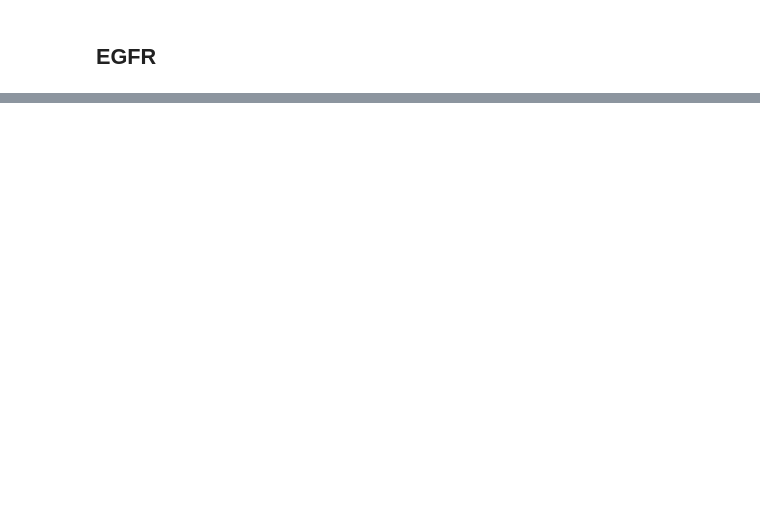
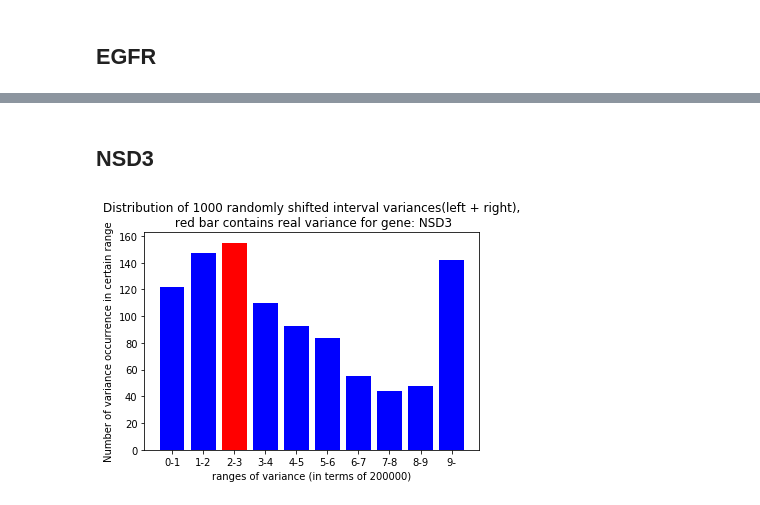
Before and after one commit to ShangqingGu/Analyze-ecDNA, a Jupyter notebook: Variance_analyser.ipynb, the cells around one changed output, grey strips where cells are left out. Drawn from its saved outputs; the diff is of its cells as text; code cells hidden in the pictures; blank space fills up the shorter version.

```diff
--- a/Variance_analyser.ipynb
+++ b/Variance_analyser.ipynb
@@ -128,2 +128,8 @@ analyze_significance("EGFR", intervl_data, oncogene_data, num_bins=10, bin_size=
+# %% [markdown]
+## NSD3
+# %%
+analyze_significance("NSD3", intervl_data, oncogene_data, num_bins=10, bin_size=200000)
+# %% [output]
+[figure, added]
 # %%
 #243922 / (oncogene_data["PVT1"]["right"][0] - oncogene_data["PVT1"]["left"][0])
```
Also changed, not shown: parts of 3 cells of this notebook.
